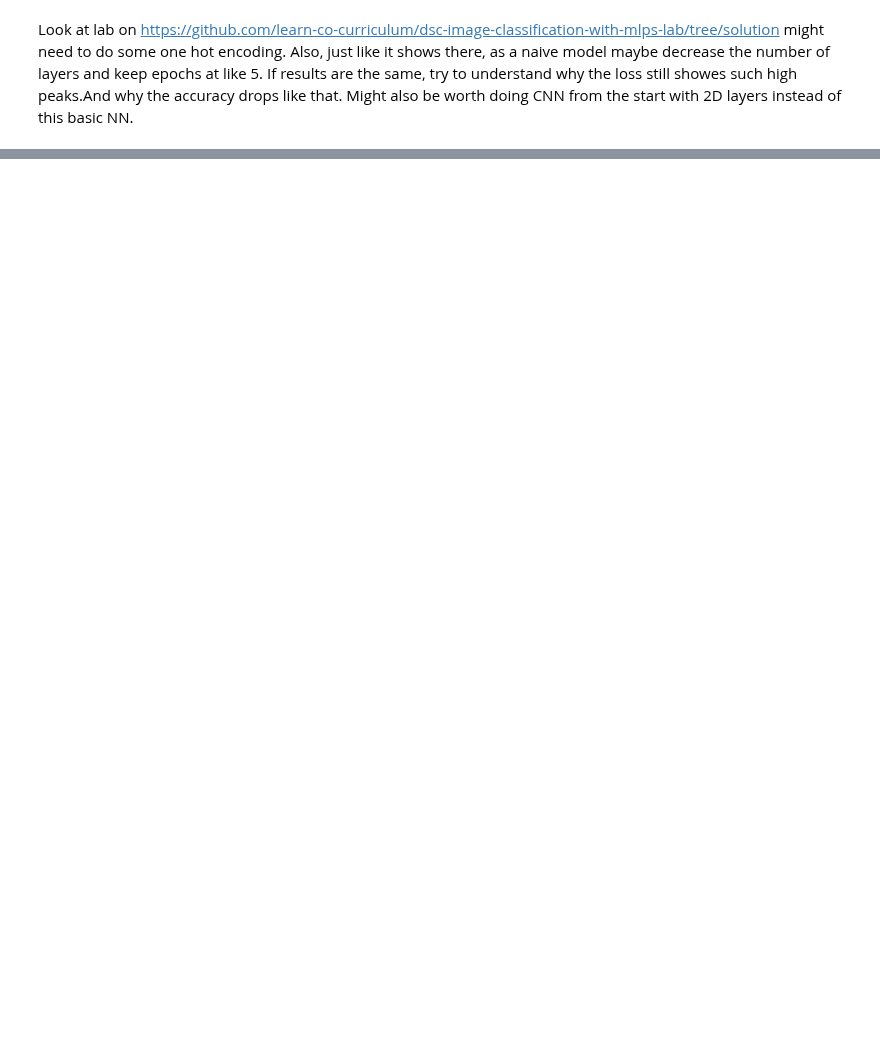
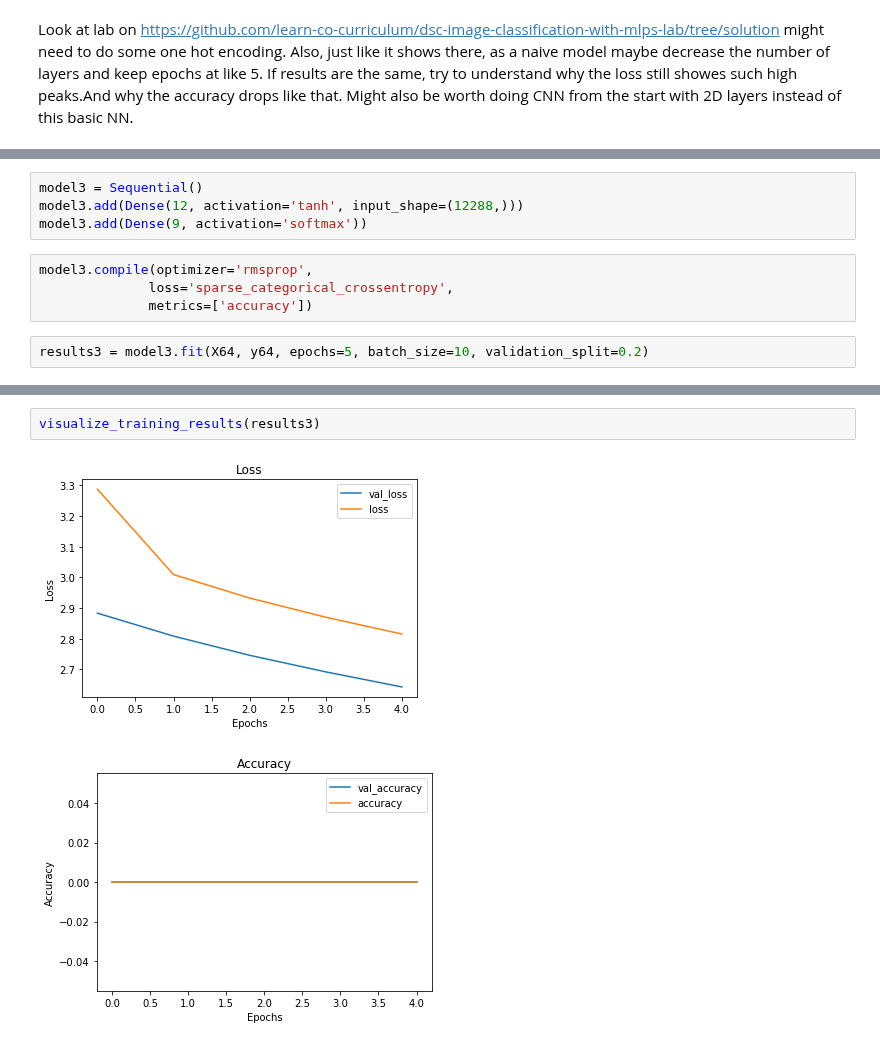
Before and after one commit to MNLKuzmin/SkinCancerDetection, a Jupyter notebook: SkinCancerDetection.ipynb, the cells around one changed output, grey strips where cells are left out. Saved outputs shown, nothing was run; the diff lists cells and outputs as text; blank space fills up the shorter version.

```diff
--- a/SkinCancerDetection.ipynb
+++ b/SkinCancerDetection.ipynb
@@ -333,0 +324,10 @@ Might also be worth doing CNN from the start with 2D layers instead of this basi
+# %%
+model3 = Sequential()
+model3.add(Dense(12, activation='tanh', input_shape=(12288,)))
+model3.add(Dense(9, activation='softmax'))
+# %%
+model3.compile(optimizer='rmsprop',
+              loss='sparse_categorical_crossentropy',
+              metrics=['accuracy'])
+# %%
+results3 = model3.fit(X64, y64, epochs=5, batch_size=10, validation_split=0.2)
@@ -333,0 +345,5 @@ Might also be worth doing CNN from the start with 2D layers instead of this basi
+# %%
+visualize_training_results(results3)
+# %% [output]
+[figure, added]
+[figure, added]
```
Also changed, not shown: parts of 17 cells of this notebook.
